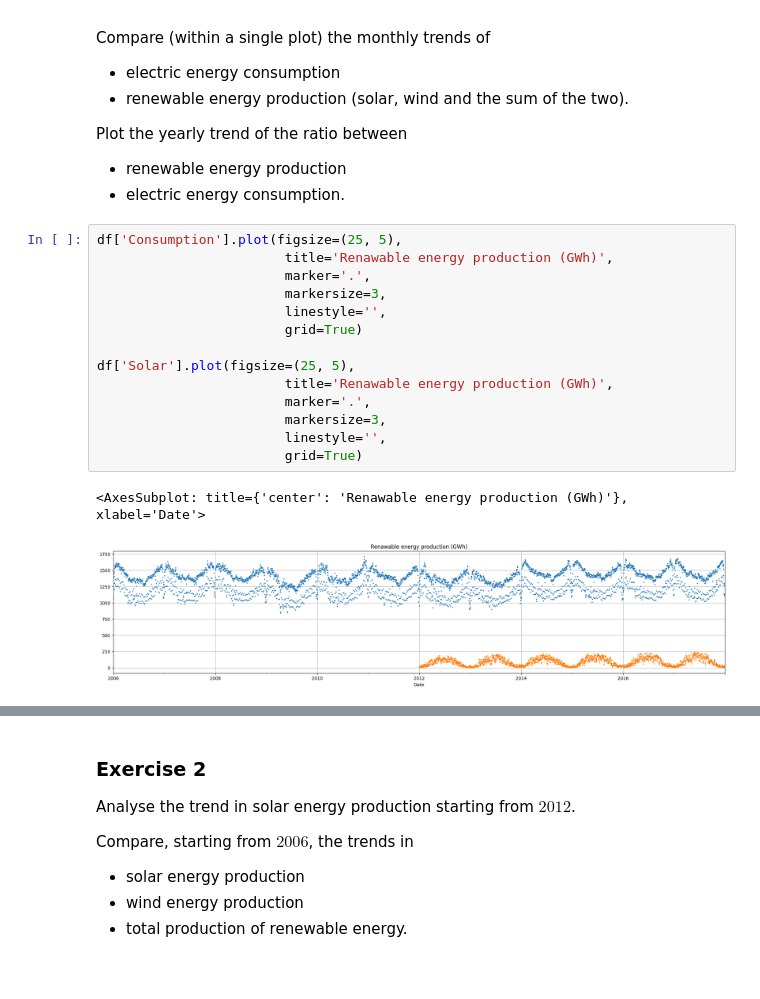
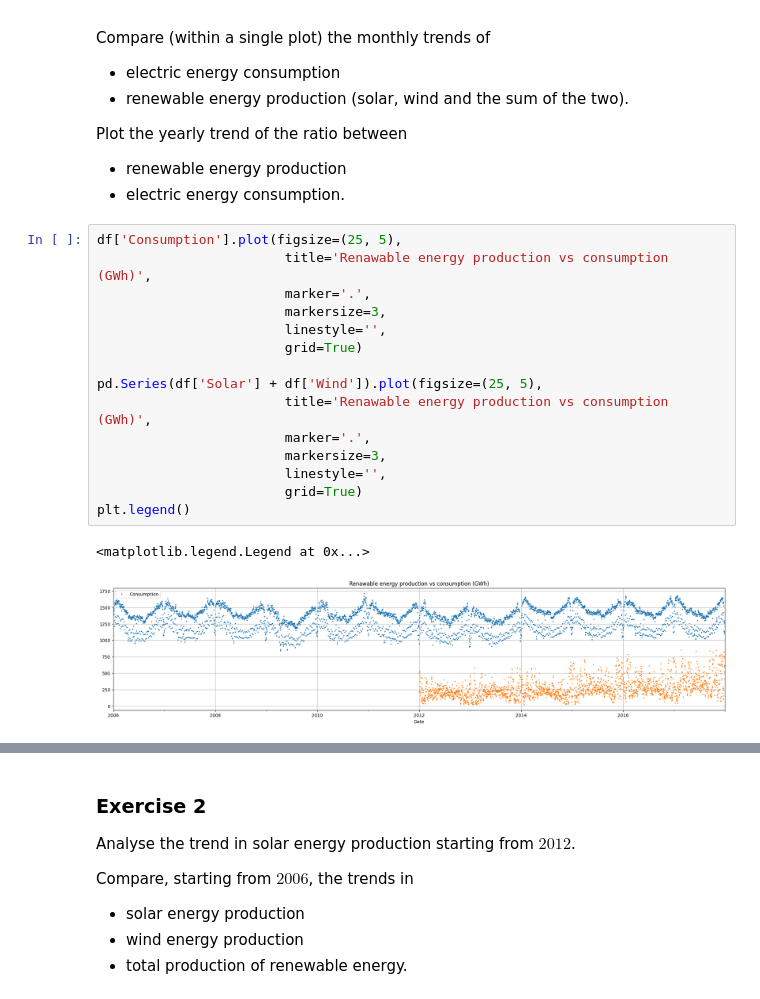
Before and after one commit to lorenzo-arcioni/master-ds, a Jupyter notebook: lezione_8/approfondimenti/Time_series_lectures/04.TimeSeries-Homework.ipynb, the cells around one changed output, grey strips where cells are left out. Saved outputs shown, nothing was run; the diff lists cells and outputs as text; blank space fills up the shorter version.

```diff
--- a/lezione_8/approfondimenti/Time_series_lectures/04.TimeSeries-Homework.ipynb
+++ b/lezione_8/approfondimenti/Time_series_lectures/04.TimeSeries-Homework.ipynb
@@ -32,18 +42,19 @@ Plot the yearly trend of the ratio between
 * electric energy consumption.
 # %%
 df['Consumption'].plot(figsize=(25, 5),
-                        title='Renawable energy production (GWh)',
+                        title='Renawable energy production vs consumption (GWh)',
                         marker='.',
                         markersize=3,
                         linestyle='',
                         grid=True)
 
-df['Solar'].plot(figsize=(25, 5),
-                        title='Renawable energy production (GWh)',
+pd.Series(df['Solar'] + df['Wind']).plot(figsize=(25, 5),
+                        title='Renawable energy production vs consumption (GWh)',
                         marker='.',
                         markersize=3,
                         linestyle='',
                         grid=True)
+plt.legend()
 # %% [output]
-<AxesSubplot: title={'center': 'Renawable energy production (GWh)'}, xlabel='Date'>
+<matplotlib.legend.Legend at 0x...>
-[figure, old version]
+[figure, new version]
```
Also changed, not shown: parts of 11 cells of this notebook, 19 other files.
